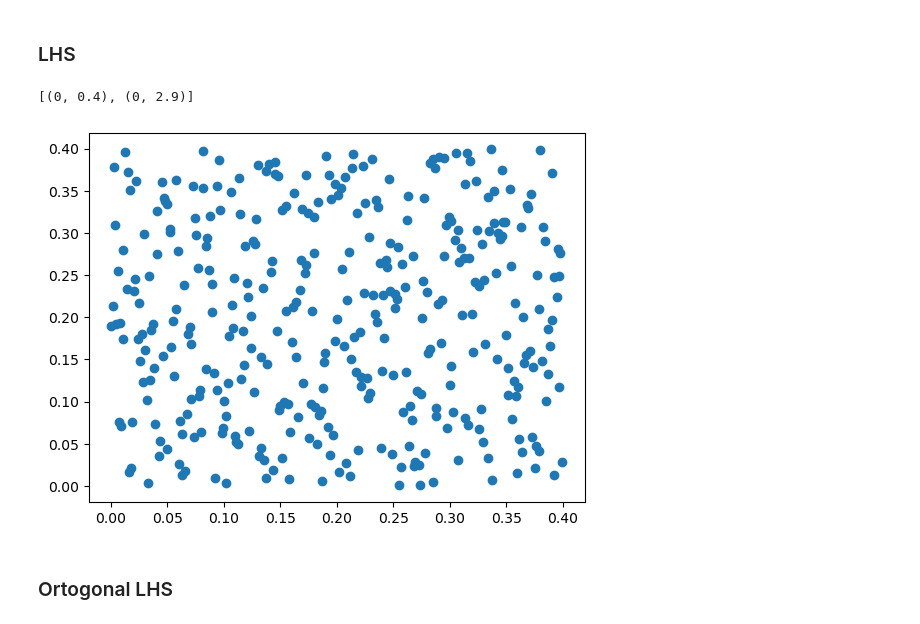
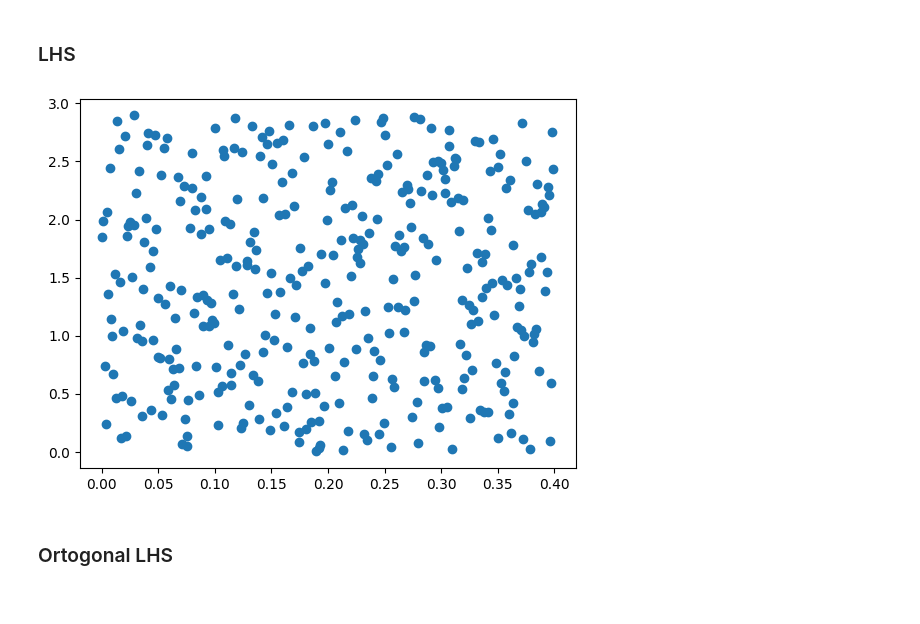
Before and after one commit to darkraisisi/sampling_hillslope_surrogate, a Jupyter notebook: experiments.ipynb, the cells around one changed output. Cells and saved outputs as stored; diff of their text form; code cells hidden in the pictures.

```diff
--- a/experiments.ipynb
+++ b/experiments.ipynb
@@ -260,14 +274,11 @@ Efficient Global optimization.
 # %% [markdown]
 ### LHS
 # %%
-# # LHS search
-LHS = lhs.LatinHyperCube()
-D_lhs, B_lhs = LHS.sample_stack([(0, D_lim), (0, B_lim)], n_samples)
-plt.plot(B_lhs, D_lhs, "o")
+D_lhs, B_lhs = LatinHyperCube.sample_stack([(0, D_lim), (0, B_lim)], n_samples)
+plt.plot(D_lhs, B_lhs, "o")
 plt.show()
 # %% [output]
-[(0, 0.4), (0, 2.9)]
-[figure, old version]
+[figure, new version]
 # %% [markdown]
 ### Ortogonal LHS
 # %%
```
Also changed, not shown: parts of 11 cells of this notebook, 4 other files.
